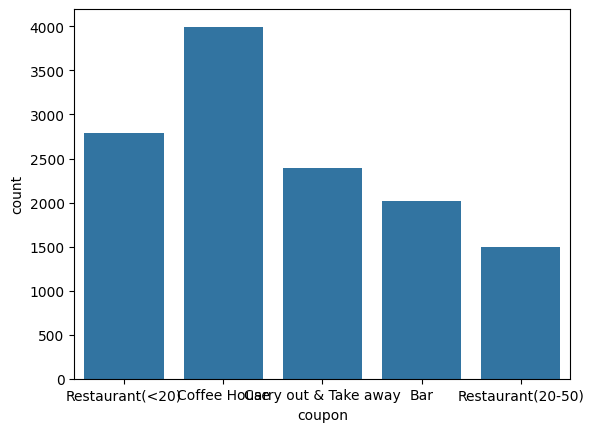
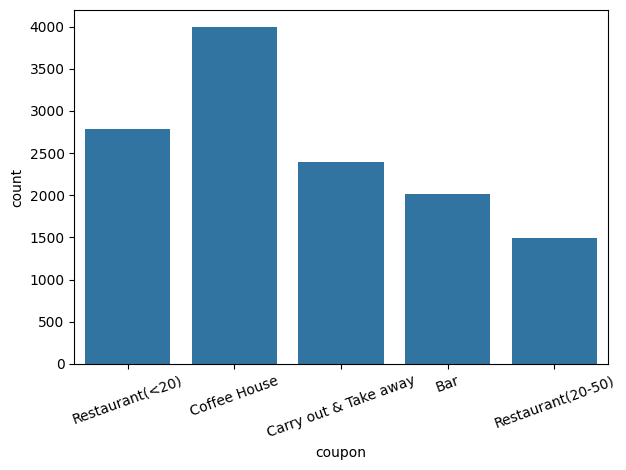
Unified diff of the notebook cell whose output changed from the first chart to the second:
--- before
+++ after
@@ -1 +1,4 @@
 sns.countplot(x='coupon',  data=cleaned_data)
+plt.xticks(rotation=20)
+plt.tight_layout()
+plt.show()

Commit: Refined Count Plot